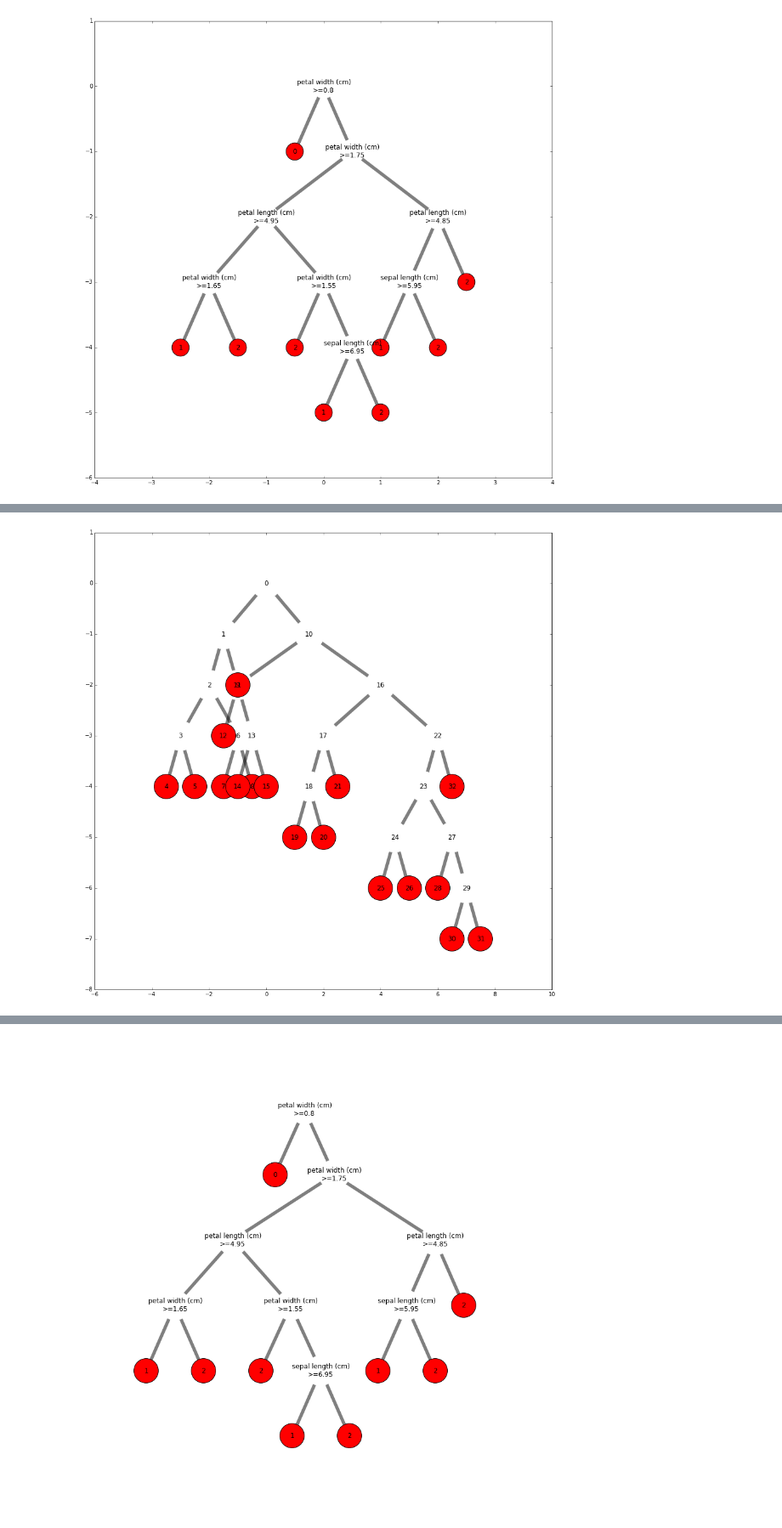
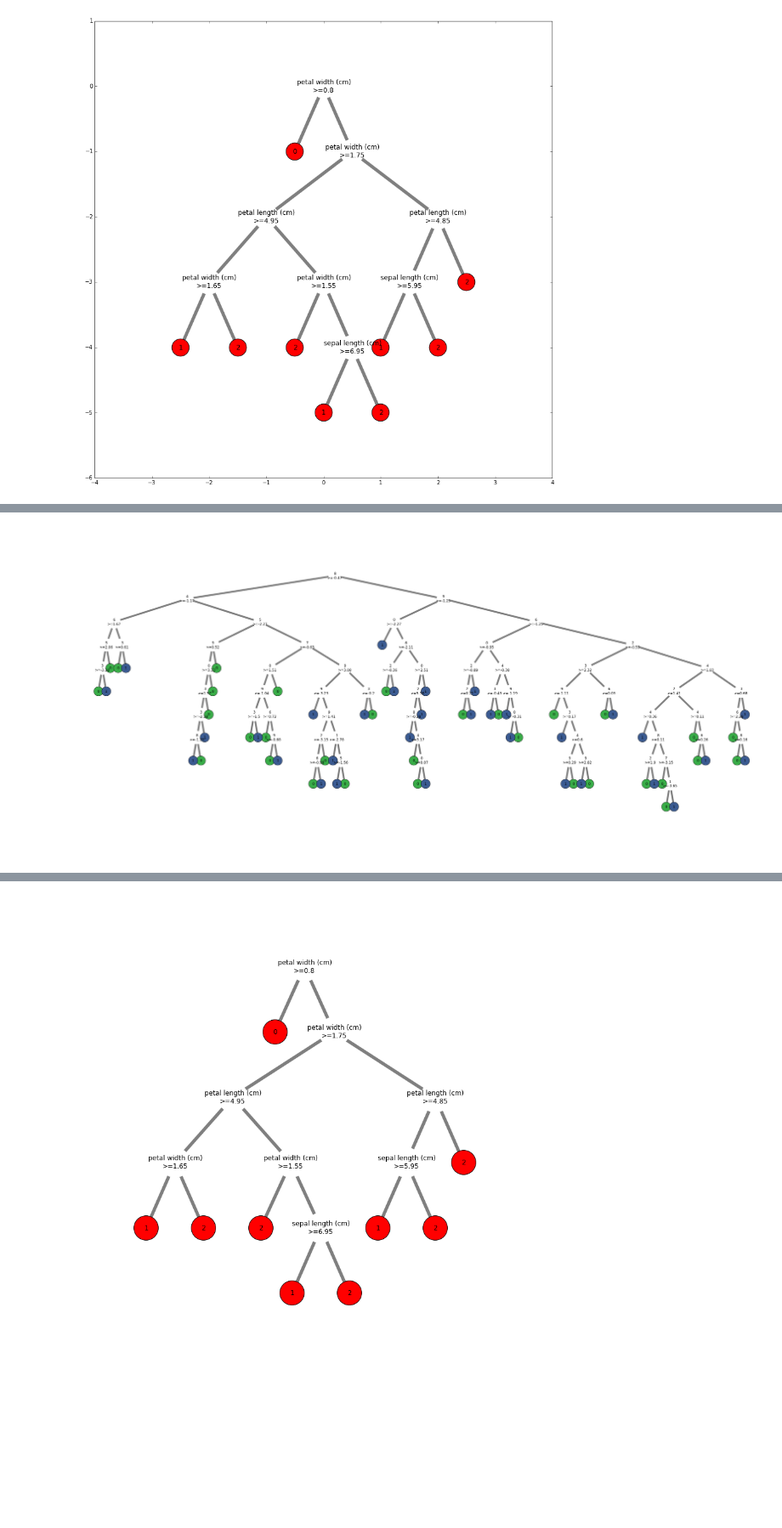
Before and after one commit to jayswinney/decision_tree_ploting, a Jupyter notebook: decision_tree.ipynb, the cells around one changed output, grey strips where cells are left out. Shown at 85% size. Cells and saved outputs as stored; diff of their text form; code cells hidden in the pictures; blank space fills up the shorter version.

```diff
--- a/decision_tree.ipynb
+++ b/decision_tree.ipynb
@@ -214,6 +214,7 @@ plot_tree(clf, iris.feature_names, 0)
 class tree_plot:
     '''
     class to plot decision tree
+    this only works for binary trees right now
     '''
     def __init__(self, clf):
         self.tree = clf.tree_
@@ -227,7 +228,8 @@ class tree_plot:
         self.x_abs(0)
 
 
-    def map_init(self, node = 0, y = 0, parent = None):
+    def map_init(self, node = 0, y = 0, parent = None,
+                 l_outer = True, r_outer = True):
         '''
         calcualte y values for nodes based on the tree layer
         note: recursive function
@@ -241,19 +243,25 @@ class tree_plot:
                 'y':y,
                 'x':0,
                 'parent':parent,
+                'l_outer':l_outer,
+                'r_outer':r_outer,
             }
         else:
             self.tree_map[node] = {
                 'y':y,
                 'x':0,
                 'parent':parent,
+                'l_outer':l_outer,
+                'r_outer':r_outer,
 
                 'r_child':self.right[node],
                 'l_child':self.left[node],
             }
 
-            self.map_init(node = self.right[node], y = y-1, parent = node)
-            self.map_init(node = self.left[node], y = y-1, parent = node)
+            self.map_init(node = self.right[node], y = y-1,
+                          parent = node, l_outer = False, r_outer = r_outer)
+            self.map_init(node = self.left[node], y = y-1,
+                          parent = node, l_outer = l_outer, r_outer = False)
 
 
     def right_dist(self, node, count = 0):
@@ -293,11 +301,14 @@ class tree_plot:
 
         ldist = max(self.left_dist(self.right[node]))
         rdist = max(self.right_dist(self.left[node]))
-        print 'node: %s, ldist: %s, rdist: %s' % (node, ldist, rdist)
+#         print 'node: %s, ldist: %s, rdist: %s' % (node, ldist, rdist)
         if ldist < 1 or rdist < 1:
             seperation = 0.5
         else:
             seperation = ((ldist + rdist)/2.0)
+            if not (self.tree_map[node]['l_outer'] and
+            self.tree_map[node]['r_outer']):
+                self.split_widen(self.tree_map[node]['parent'], seperation)
         # calculate needed seperation
         self.tree_map[self.right[node]]['x'] += seperation
         self.tree_map[self.left[node]]['x'] -= seperation
@@ -305,13 +316,35 @@ class tree_plot:
         self.x_relative(self.right[node])
         self.x_relative(self.left[node])
 
+    def split_widen(self, node, seperation):
+        '''
+        increase the seperating distance in a split when needed
+        '''
+        # if node is an outer node, add all the seperation to that node
+        if self.tree_map[node]['l_outer']:
+            self.tree_map[node]['x'] -= seperation
+            self.tree_map[self.left[node]]['x'] -= seperation/2.0
+            self.tree_map[self.right[node]]['x'] += seperation/2.0
+            return
+
+        if self.tree_map[node]['r_outer']:
+            self.tree_map[node]['x'] += seperation
+            self.tree_map[self.left[node]]['x'] -= seperation/2.0
+            self.tree_map[self.right[node]]['x'] += seperation/2.0
+            return
+
+        self.tree_map[self.left[node]]['x'] -= seperation/2.0
+        self.tree_map[self.right[node]]['x'] += seperation/2.0
+        self.split_widen(self.tree_map[node]['parent'], seperation)
+
+
 
     def x_abs(self, node = 0, x = 0):
         '''
         sums the relative x position to find absolute x position
         '''
         x += self.tree_map[node]['x']
-        self.tree_map[node]['abs_x'] = x
+        self.tree_map[node]['x_abs'] = x
 
         if self.left[node] == -1:
             return
@@ -320,8 +353,17 @@ class tree_plot:
         self.x_abs(self.left[node], x)
 
 
-    def plot(self, feature_names, round_n = 2):
-        plt.figure(figsize = (15,15))
+    def plot(self, feature_names, round_n = 2,
+             colors = ['#39ad48', '#3b5b92']):
+        '''
+        actual plot function
+        '''
+        # find appropriate dimensions for the plot
+        x_max = max(self.tree_map[n]['x_abs'] for n in self.tree_map)
+        x_min = min(self.tree_map[n]['x_abs'] for n in self.tree_map)
+        x_size = x_max - x_min
+        y_size = max(abs(self.tree_map[n]['y']) for n in self.tree_map)
+        plt.figure(figsize = (x_size/2, y_size*2))
         # initialize networkx plot
         G = nx.Graph()
         # add edges
@@ -334,34 +376,44 @@ class tree_plot:
 
         labels = {}
         white_nodes = []
-        colored_nodes = []
+        colored_nodes_0 = []
+        colored_nodes_1 = []
         # node lables
         for i,j in enumerate(self.tree.feature):
+            # if node is a decision it should be white
             if j != -2:
                 labels[i] = str(feature_names[j]) + '\n'
-                labels[i] += '>=' + str(np.round(self.tree.threshold[i],round_n))
+                labels[i] +='>=' + str(np.round(self.tree.threshold[i],round_n))
                 white_nodes.append(i)
+            # if node is terminal it should be colored
+            # only works for binary decision trees
+            elif np.argmax(self.tree.value[i]) == 0:
+                labels[i] = np.argmax(self.tree.value[i])
+                colored_nodes_0.append(i)
             else:
                 labels[i] = np.argmax(self.tree.value[i])
-                colored_nodes.append(i)
-
-        pos = {int(i):(self.tree_map[i]['abs_x'], self.tree_map[i]['y'])
+                colored_nodes_1.append(i)
+        # build location map for nodes
+        pos = {int(i):(self.tree_map[i]['x_abs'], self.tree_map[i]['y'])
                for i in xrange(len(self.tree_map))}
 
         # draw nodes
         nodes = nx.draw_networkx_nodes(G,pos, nodelist = white_nodes,
                                        node_color = '#FFFFFF',
-                                       node_size=3000, node_shape = 'o')
+                                       node_size=2000, node_shape = 'o')
+        # remove decision node borders
         nodes.set_edgecolor('#FFFFFF')
-
-        nx.draw_networkx_nodes(G,pos, nodelist = colored_nodes,
-                               node_size=2000)
+        # add colored nodes
+        nx.draw_networkx_nodes(G,pos, nodelist = colored_nodes_0,
+                               node_size=1000, node_color = colors[0])
+        nx.draw_networkx_nodes(G,pos, nodelist = colored_nodes_1,
+                       node_size=1000, node_color = colors[1])
         # draw edges
         nx.draw_networkx_edges(G,pos,alpha=0.5,width=6)
         # add lables
-#         nx.draw_networkx_labels(G,pos,labels,font_size=12,font_family='sans-serif')
-        nx.draw_networkx_labels(G,pos,font_size=12,font_family='sans-serif')
-#         plt.axis('off')
+        nx.draw_networkx_labels(G,pos,labels,font_size=12,font_family='sans-serif')
+        plt.axis('off')
+        plt.xlim(min(pos[x][0] for x in pos)-1, max(pos[x][0] for x in pos)+1)
         plt.show()
 
 
@@ -387,4 +423,4 @@ node: 3, ldist: 0, rdist: 0
-[figure, old version]
+[figure, new version]
 # %%
 from sklearn.datasets import make_classification
 
```
Also changed, not shown: parts of 4 cells of this notebook.
